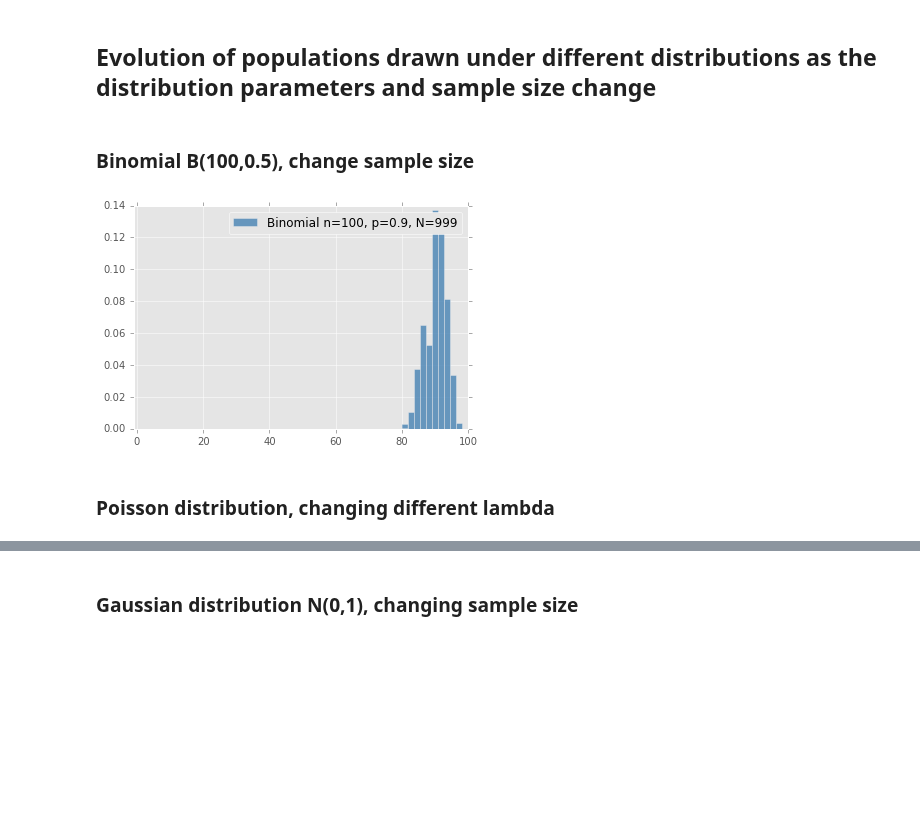
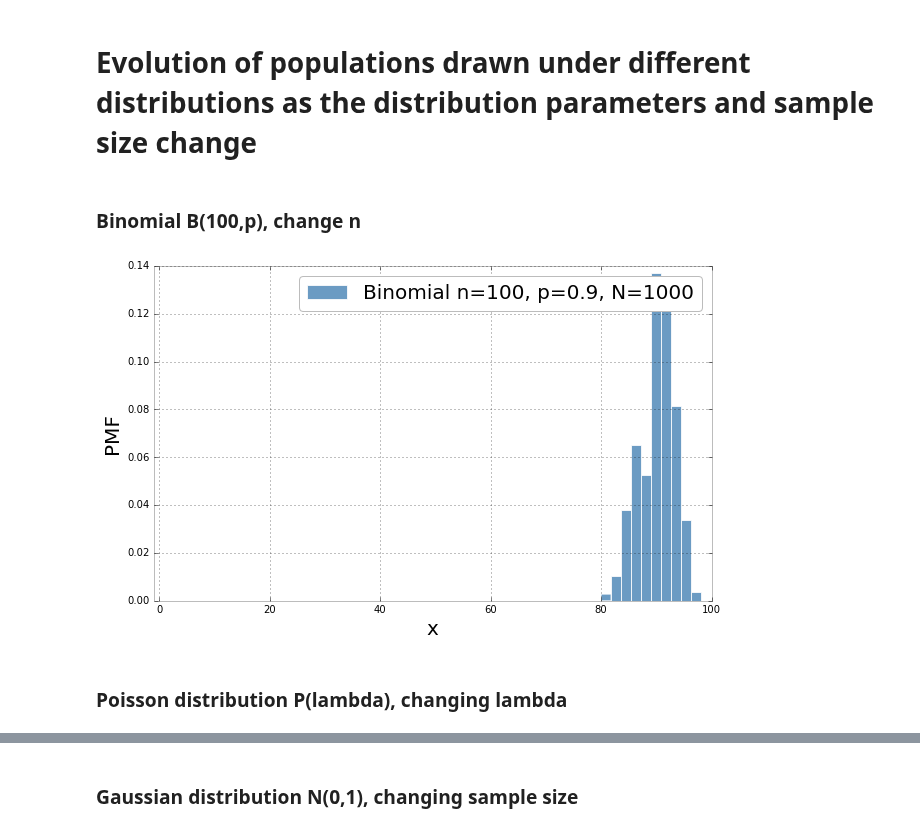
Before and after one commit to fedhere/UInotebooks, a Jupyter notebook: UCSL2016/UCSL2016 continuous distributions demo.ipynb, the cells around one changed output, grey strips where cells are left out. Drawn from its saved outputs; the diff is of its cells as text; code cells hidden in the pictures; blank space fills up the shorter version.

Commit message:
better labels and larger figures

```diff
--- a/UCSL2016/UCSL2016 continuous distributions demo.ipynb
+++ b/UCSL2016/UCSL2016 continuous distributions demo.ipynb
@@ -1,13 +1,23 @@
 # %%
+author__ = "__fbbianco__"
+''' CUSP 2016 UCSL
+    Continuous probability diestributions demos
+'''
 import numpy as np
 from scipy.stats import bernoulli
 import matplotlib.pyplot as plt
 import pylab as pl
+import pylab as pl
+from IPython import display
+import time
 import json
 import os
 
+# this imports some of the pylab settings I like
 s = json.load( open(os.getenv('PUI2015')+"/fbb_matplotlibrc.json") )
+
 pl.rcParams.update(s)
+pl.rcParams['font.size'] = 20
 
 %pylab inline
 # %% [output]
@@ -16,24 +26,30 @@ WARNING: pylab import has clobbered these variables: ['display']
 `%matplotlib` prevents importing * from pylab and numpy
 # %% [markdown]
-## Evolution of populations drawn under different distributions as the distribution parameters and sample size change
+# Evolution of populations drawn under different distributions as the distribution parameters and sample size change
 # %% [markdown]
-### Binomial B(100,0.5), change sample size
+### Binomial B(100,p), change n
 # %%
+
+from IPython import display
 np.random.seed(111)
 n = 100
+N = 1000
+pl.figure(figsize=(10,6))
 for p in [0.1,0.25,0.5,0.75,0.9]:
     pl.clf()
-    pl.hist(np.random.binomial(n, p, 1000), alpha=0.8,
+    pl.hist(np.random.binomial(n, p, N), alpha=0.8,
             label="Binomial n=%d, p=%.1f, N=%d"%(n,p, N),
             color = 'SteelBlue', normed = True)
+    pl.ylabel("PMF", fontsize = 20)
+    pl.xlabel("x", fontsize = 20)
     pl.xlim(-1,100)
     #pl.ylim(0,0.8)
-    pl.legend()
+    pl.legend(fontsize = 20)
     display.display(pl.gcf())
     display.clear_output(wait=True)
     time.sleep(1)
 # %% [output]
-[figure, old version]
+[figure, new version]
 # %% [markdown]
-### Poisson distribution, changing different lambda
+### Poisson distribution P(lambda), changing  lambda
 # %%
```
Also changed, not shown: parts of 11 cells of this notebook.
